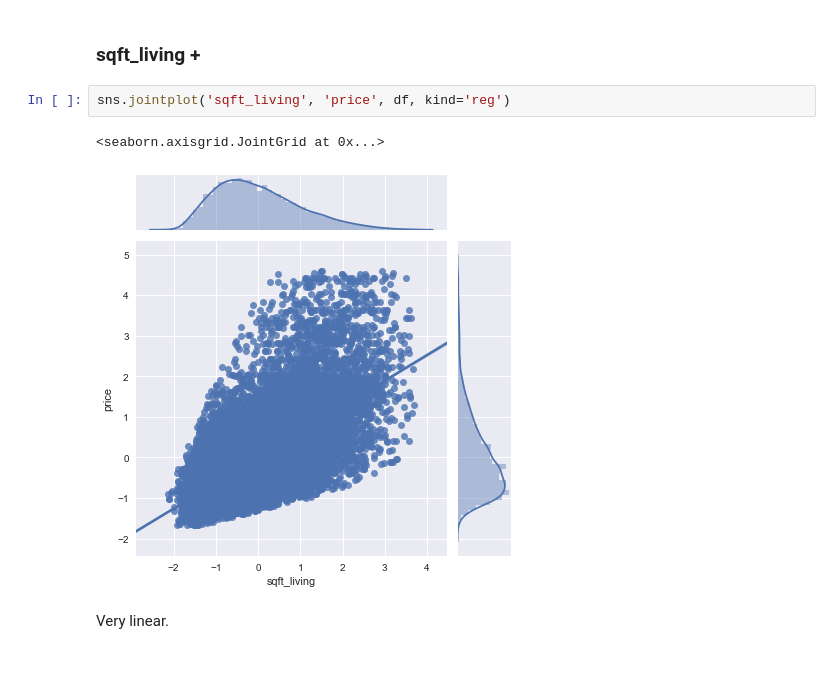
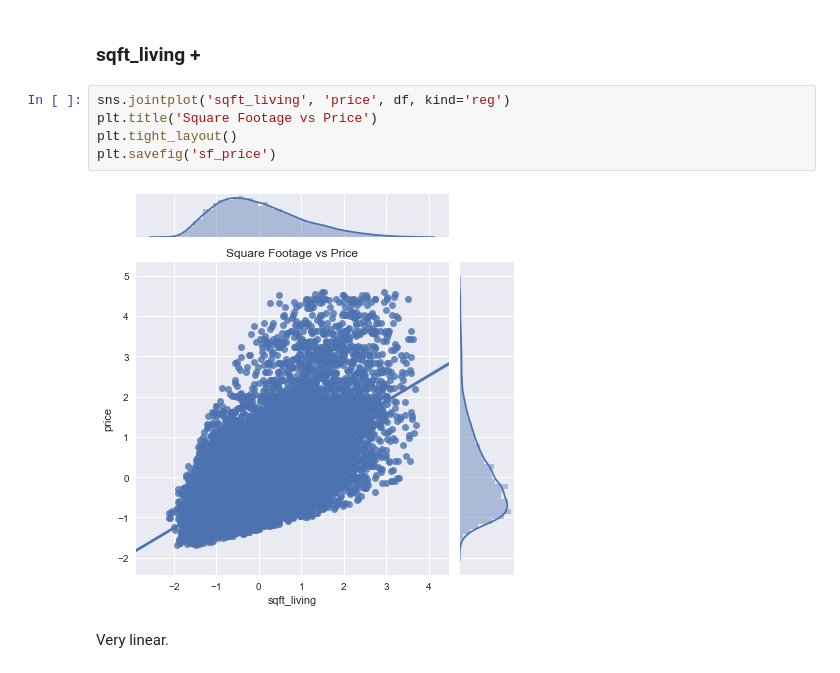
Before and after one commit to katmandoone/dsc-mod-2-project-v2-1-onl01-dtsc-pt-041320, a Jupyter notebook: student.ipynb, the cells around one changed output. Drawn from its saved outputs; the diff is of its cells as text.

```diff
--- a/student.ipynb
+++ b/student.ipynb
@@ -715,9 +708,11 @@ Definite linearity.
 ### sqft_living +
 # %%
 sns.jointplot('sqft_living', 'price', df, kind='reg')
+plt.title('Square Footage vs Price')
+plt.tight_layout()
+plt.savefig('sf_price')
 # %% [output]
-<seaborn.axisgrid.JointGrid at 0x...>
-[figure, old version]
+[figure, new version]
 # %% [markdown]
 Very linear.
 # %% [markdown]
```
Also changed, not shown: parts of 25 cells of this notebook, 9 other files.
